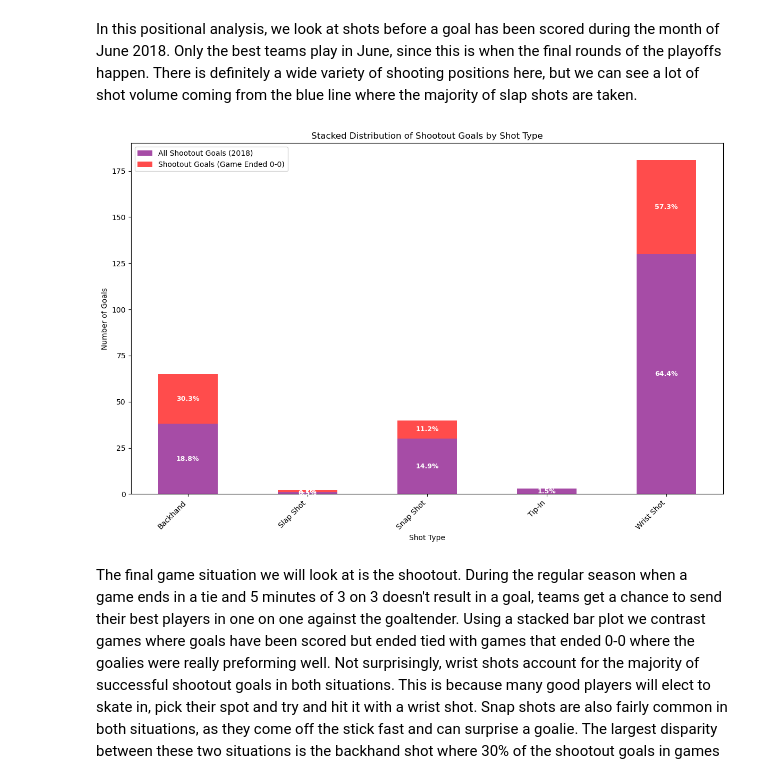
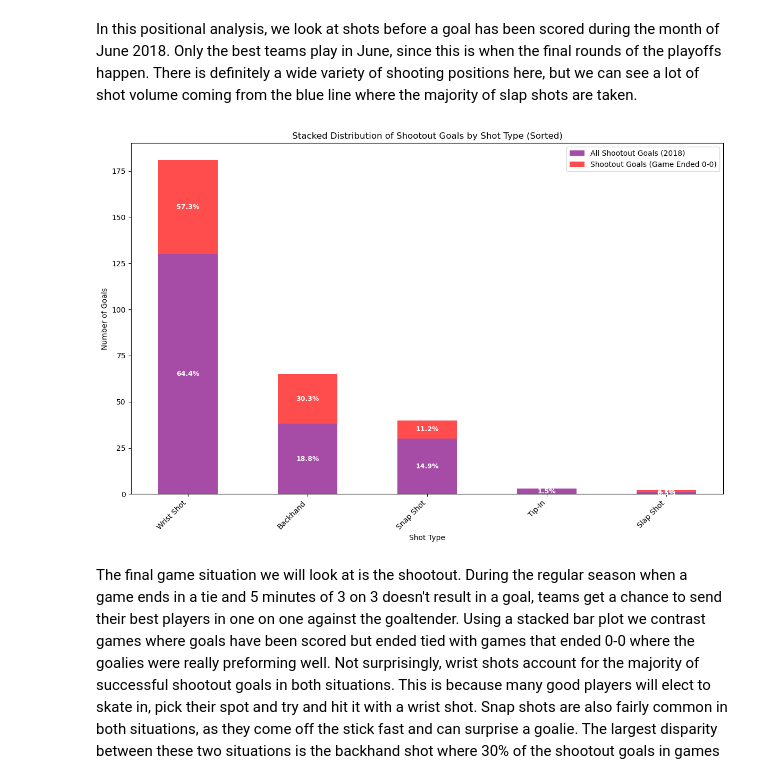
Before and after one commit to mattzirp/pucks_to_the_net, a Jupyter notebook: notebooks/game-situations.ipynb, the cells around one changed output. Saved outputs shown, nothing was run; the diff lists cells and outputs as text; code cells hidden in the pictures.

Commit message:
Sorted bar graphs

```diff
--- a/notebooks/game-situations.ipynb
+++ b/notebooks/game-situations.ipynb
@@ -197,13 +210,24 @@ plt.show()
 # %% [markdown]
 From this visualization, we can see that players choose similar shots regardless of whether they are winning or losing. The greatest disparities are between wrist shot and snap shots. Winning teams seem to choose wrist shots more often, suggesting they are utilizing the "Pucks to the Net" strategy. Winning teams generally finish the game with more shots on net. Additionally, once they have the lead, a high shot volume will keep pressure on the defending team, as well as keeping the puck in their zone where they have no chance of scoring. Losing teams tend to utilize snap shots more often than winning teams. This may be because when a team is struggling they feel the need to set up a more dangerous scoring chance to ensure a goal, or catch a hot goalie off guard with a speedy shot.
 # %%
+
+# Sort shot types and counts in descending order
+sorted_indices = np.argsort(losing_goal_counts)[::-1]
+shot_types = [shot_types[i] for i in sorted_indices]
+losing_goal_counts = [losing_goal_counts[i] for i in sorted_indices]
+winning_goal_counts = [winning_goal_counts[i] for i in sorted_indices]
+
+# Recalculate total goals after sorting
+total_losing_goals = sum(losing_goal_counts)
+total_winning_goals = sum(winning_goal_counts)
+
+# Calculate percentages
+losing_goal_percentages = [(count / total_losing_goals) * 100 if total_losing_goals > 0 else 0 for count in losing_goal_counts]
+winning_goal_percentages = [(count / total_winning_goals) * 100 if total_winning_goals > 0 else 0 for count in winning_goal_counts]
+
 # Create bar positions
 x = np.arange(len(shot_types))
 bar_width = 0.35
-
-# Calculate percentages
-losing_goal_percentages = [(count / total_losing_goals) * 100 for count in losing_goal_counts]
-winning_goal_percentages = [(count / total_winning_goals) * 100 for count in winning_goal_counts]
 
 # Set size of plot
 plt.figure(figsize=(12, 8))
@@ -407,46 +444,54 @@ shootout_goals0.loc[:, 'secondaryType'] = shootout_goals0['secondaryType'].astyp
 goal_types = sorted(set(shootout_goals['secondaryType'].dropna()).union(set(shootout_goals0['secondaryType'].dropna())))
 
 # Count occurrences by shot type
 shootout_goal_counts = [shootout_goals['secondaryType'].value_counts().get(goal_type, 0) for goal_type in goal_types]
 shootout_goal0_counts = [shootout_goals0['secondaryType'].value_counts().get(goal_type, 0) for goal_type in goal_types]
 
 # Calculate percentages
 total_shootout_goals = sum(shootout_goal_counts)
 total_shootout0_goals = sum(shootout_goal0_counts)
-
 shootout_goal_percentages = [(count / total_shootout_goals * 100) if total_shootout_goals > 0 else 0 for count in shootout_goal_counts]
 shootout_goal0_percentages = [(count / total_shootout0_goals * 100) if total_shootout0_goals > 0 else 0 for count in shootout_goal0_counts]
 
+# Sort by total shootout goal counts in descending order
+sorted_indices = np.argsort(shootout_goal_counts)[::-1]
+
+goal_types_sorted = [goal_types[i] for i in sorted_indices]
+shootout_goal_counts_sorted = [shootout_goal_counts[i] for i in sorted_indices]
+shootout_goal0_counts_sorted = [shootout_goal0_counts[i] for i in sorted_indices]
+shootout_goal_percentages_sorted = [shootout_goal_percentages[i] for i in sorted_indices]
+shootout_goal0_percentages_sorted = [shootout_goal0_percentages[i] for i in sorted_indices]
+
 # Create bar positions
-x = np.arange(len(goal_types))
+x = np.arange(len(goal_types_sorted))
 bar_width = 0.5
 
 # Set up the figure
 plt.figure(figsize=(12, 8))
 
-# Plot bars for both shootout goals (stacked on top of each other)
-bars1 = plt.bar(x, shootout_goal_counts, bar_width, color='purple', alpha=0.7, label='All Shootout Goals (2018)')
-bars2 = plt.bar(x, shootout_goal0_counts, bar_width, color='red', alpha=0.7, label='Shootout Goals (Game Ended 0-0)', bottom=shootout_goal_counts)
+# Plot bars for both shootout goals (stacked)
+bars1 = plt.bar(x, shootout_goal_counts_sorted, bar_width, color='purple', alpha=0.7, label='All Shootout Goals (2018)')
+bars2 = plt.bar(x, shootout_goal0_counts_sorted, bar_width, color='red', alpha=0.7, label='Shootout Goals (Game Ended 0-0)', bottom=shootout_goal_counts_sorted)
 
 # Add percentage annotations
-for i in range(len(goal_types)):
-    if shootout_goal_counts[i] > 0:
-        plt.text(x[i], shootout_goal_counts[i] / 2, f"{shootout_goal_percentages[i]:.1f}%",
+for i in range(len(goal_types_sorted)):
+    if shootout_goal_counts_sorted[i] > 0:
+        plt.text(x[i], shootout_goal_counts_sorted[i] / 2, f"{shootout_goal_percentages_sorted[i]:.1f}%",
                  ha='center', va='center', fontsize=9, color='white', fontweight='bold')
-    if shootout_goal0_counts[i] > 0:
-        plt.text(x[i], shootout_goal_counts[i] + (shootout_goal0_counts[i] / 2), f"{shootout_goal0_percentages[i]:.1f}%",
+    if shootout_goal0_counts_sorted[i] > 0:
+        plt.text(x[i], shootout_goal_counts_sorted[i] + (shootout_goal0_counts_sorted[i] / 2), f"{shootout_goal0_percentages_sorted[i]:.1f}%",
                  ha='center', va='center', fontsize=9, color='white', fontweight='bold')
 
 # Labels and title
 plt.xlabel('Shot Type')
 plt.ylabel('Number of Goals')
-plt.title('Stacked Distribution of Shootout Goals by Shot Type')
-plt.xticks(x, goal_types, rotation=45, ha='right')
+plt.title('Stacked Distribution of Shootout Goals by Shot Type (Sorted)')
+plt.xticks(x, goal_types_sorted, rotation=45, ha='right')
 plt.legend()
 plt.tight_layout()
 plt.show()
 # %% [output]
-[figure, old version]
+[figure, new version]
 # %% [markdown]
 The final game situation we will look at is the shootout. During the regular season when a game ends in a tie and 5 minutes of 3 on 3 doesn't result in a goal, teams get a chance to send their best players in one on one against the goaltender. Using a stacked bar plot we contrast games where goals have been scored but ended tied with games that ended 0-0 where the goalies were really preforming well. Not surprisingly, wrist shots account for the majority of successful shootout goals in both situations. This is because many good players will elect to skate in, pick their spot and try and hit it with a wrist shot. Snap shots are also fairly common in both situations, as they come off the stick fast and can surprise a goalie. The largest disparity between these two situations is the backhand shot where 30% of the shootout goals in games that ended 0-0 occured as opposed tp 18.8%. In a shootout, backhand shots are generally preceded with some tricky stickhandling to get the goalie moving. It makes sense that in games where the goalies were perfect, it takes some trickery to finally get the puck in the net.
 # %%
```
Also changed, not shown: parts of 4 cells of this notebook.
